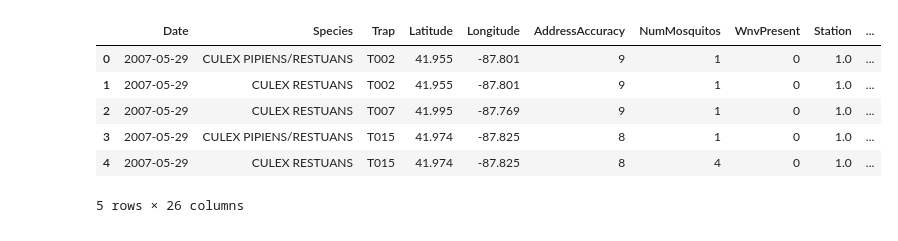
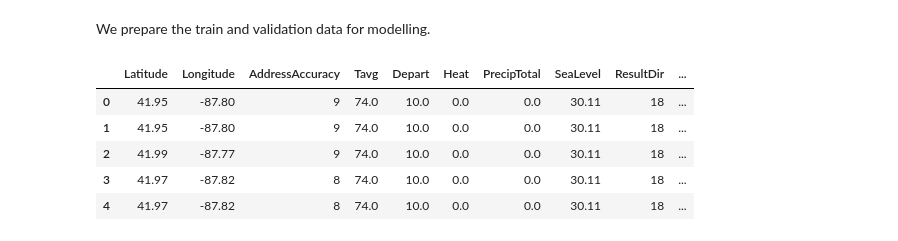
Before and after one commit to eeshawn11/DSI33-Project4, a Jupyter notebook: code/Part_2_Modelling.ipynb, the cells around one changed output. Saved outputs shown, nothing was run; the diff lists cells and outputs as text; code cells hidden in the pictures.

```diff
--- a/code/Part_2_Modelling.ipynb
+++ b/code/Part_2_Modelling.ipynb
@@ -63,30 +68,42 @@ class Timer:
         return self._elapsed_time
+# %% [markdown]
+We prepare the train and validation data for modelling.
 # %%
 df = pd.read_csv('../assets/df_merge_final.csv', parse_dates=['Date', 'Sunrise_1', 'Sunset_1'])
 # %%
-def create_dt_features(dataframe):
+def create_dt_features(dataframe: pd.DataFrame) -> pd.DataFrame:
+    '''
+    Perform feature engineering and return dataframe.
+    '''
     # create datetime related features
     dataframe['daylight_duration'] = pd.to_timedelta(dataframe['daylight_duration'])
     dataframe['Daylight_hours'] = round(dataframe['daylight_duration'].dt.total_seconds() / (60*60), 2)
     dataframe['Sunrise'] = round(pd.to_timedelta(dataframe['Sunrise_1'].dt.time.astype(str)).dt.total_seconds()/3600, 2)
     dataframe['Sunset'] = round(pd.to_timedelta(dataframe['Sunset_1'].dt.time.astype(str)).dt.total_seconds()/3600, 2)
     # create date related features
-    # dataframe['Date'] = pd.to_datetime(dataframe['Date'])
     dataframe['Month'] = dataframe['Date'].dt.month
     dataframe['Day'] = dataframe['Date'].dt.day
-    # round off Latitude, Longitude for more general locations
-    dataframe['Latitude'] = round(dataframe['Latitude'], 3)
-    dataframe['Longitude'] = round(dataframe['Longitude'], 3)
+    # round off Latitude, Longitude to generalise locations by area
+    dataframe['Latitude'] = round(dataframe['Latitude'], 2)
+    dataframe['Longitude'] = round(dataframe['Longitude'], 2)
+    # group satellite traps
+    dataframe['Trap'] = dataframe['Trap'].str.strip('TABC')
     return dataframe
 # %%
 df = create_dt_features(df)
+# %%
+# specify features
+num_features = ['Latitude', 'Longitude', 'AddressAccuracy', 'Tavg', 'Depart', 'Heat', 'PrecipTotal', 'SeaLevel', 'ResultDir', 'AvgSpeed', 'Humidity', 'Daylight_hours', 'Sunrise', 'Sunset']
+cat_features = ['Species', 'Trap', 'Month', 'Day', ]
+text_features = ['CodeSum']
+
+features = num_features + cat_features + text_features
 # %%
-df.head()
+df[features].head()
 # %% [output]
-|  | Date | Species | Trap | Latitude | Longitude | AddressAccuracy | NumMosquitos | WnvPresent | Station | ... |
-| 0 | 2007-05-29 | CULEX PIPIENS/RESTUANS | T002 | 41.955 | -87.801 | 9 | 1 | 0 | 1.0 | ... |
-| 1 | 2007-05-29 | CULEX RESTUANS | T002 | 41.955 | -87.801 | 9 | 1 | 0 | 1.0 | ... |
-| 2 | 2007-05-29 | CULEX RESTUANS | T007 | 41.995 | -87.769 | 9 | 1 | 0 | 1.0 | ... |
-| 3 | 2007-05-29 | CULEX PIPIENS/RESTUANS | T015 | 41.974 | -87.825 | 8 | 1 | 0 | 1.0 | ... |
-| 4 | 2007-05-29 | CULEX RESTUANS | T015 | 41.974 | -87.825 | 8 | 4 | 0 | 1.0 | ... |
+|  | Latitude | Longitude | AddressAccuracy | Tavg | Depart | Heat | PrecipTotal | SeaLevel | ResultDir | ... |
+| 0 | 41.95 | -87.80 | 9 | 74.0 | 10.0 | 0.0 | 0.0 | 30.11 | 18 | ... |
+| 1 | 41.95 | -87.80 | 9 | 74.0 | 10.0 | 0.0 | 0.0 | 30.11 | 18 | ... |
+| 2 | 41.99 | -87.77 | 9 | 74.0 | 10.0 | 0.0 | 0.0 | 30.11 | 18 | ... |
+| 3 | 41.97 | -87.82 | 8 | 74.0 | 10.0 | 0.0 | 0.0 | 30.11 | 18 | ... |
+| 4 | 41.97 | -87.82 | 8 | 74.0 | 10.0 | 0.0 | 0.0 | 30.11 | 18 | ... |
-5 rows × 26 columns
```
Also changed, not shown: parts of 53 cells of this notebook.
